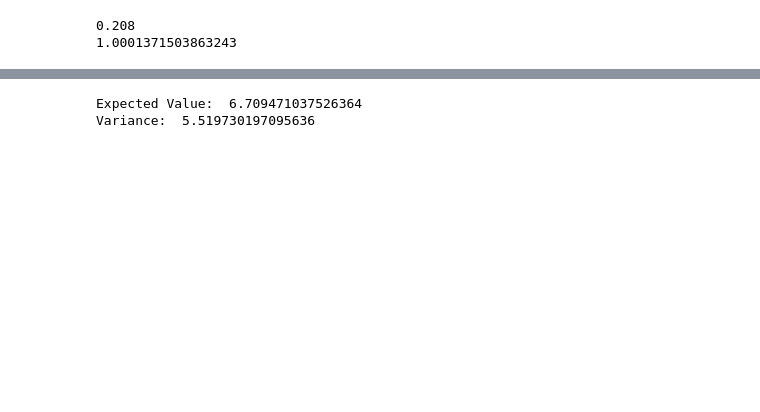
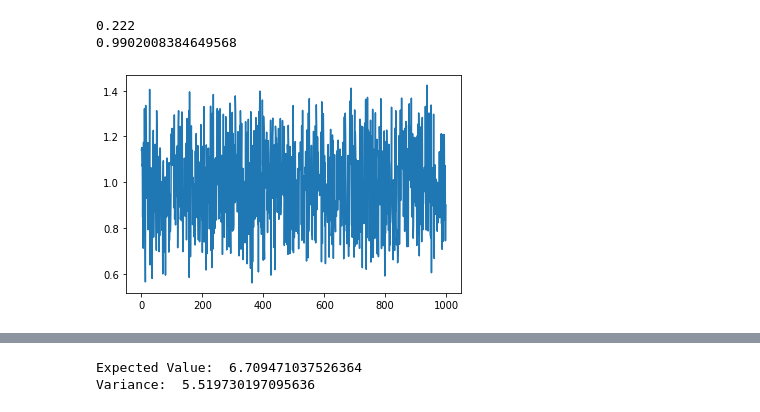
Before and after one commit to Luke-Whitehill/Simulation-Modelling, a Jupyter notebook: Simulating_2.ipynb, the cells around one changed output, grey strips where cells are left out. Cells and saved outputs as stored; diff of their text form; code cells hidden in the pictures; blank space fills up the shorter version.

Commit message:
Update Simulating_2.ipynb
added plots

```diff
--- a/Simulating_2.ipynb
+++ b/Simulating_2.ipynb
@@ -7,35 +8,38 @@ import numpy as np
 #Question 1
 breaktimelist = []
 unfitcount = 0
 iterations = 1000
 for i in range(0,iterations):
     templist = []
     u1 = random.uniform(0.5,1.5)
     u2 = random.uniform(0.5,1.5)
     u3 = random.uniform(0.5,1.5)
     u4 = random.uniform(0.5,1.5)
     u5 = random.uniform(0.5,1.5)
     templist.append(u1)
     templist.append(u2)
     templist.append(u3)
     templist.append(u4)
     templist.append(u5)
     templist.sort()
     #print(templist.sort())
     #print(templist)
     breaktime = templist[2]
     # print(breaktime)
     breaktimelist.append(breaktime)
     if breaktime < (50/60):
         unfitcount +=1
 print(unfitcount/iterations)
 
     # print(breaktimelist)
     #print(sum(breaktimelist))
 print(sum(breaktimelist)/iterations)
+plt.plot(breaktimelist)
+plt.show()
 # %% [output]
-0.208
-1.0001371503863243
+0.222
+0.9902008384649568
+[figure, added]
 # %%
 #Question 2:
 outcomes = []
```
Also changed, not shown: parts of 2 cells of this notebook.
